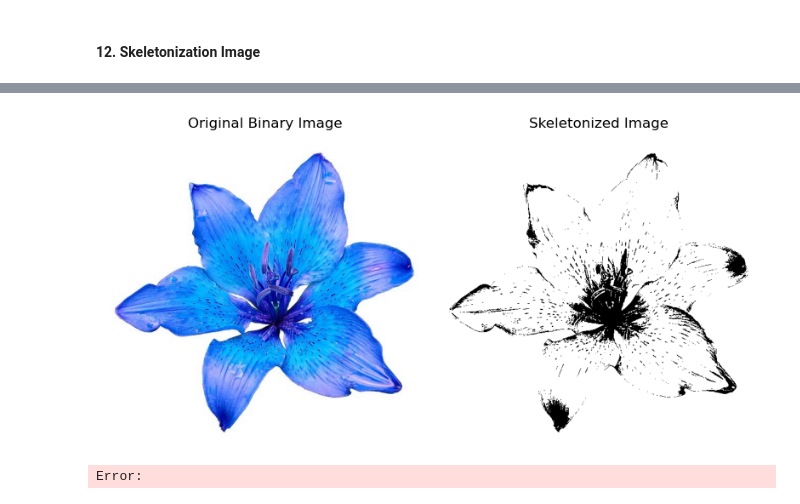
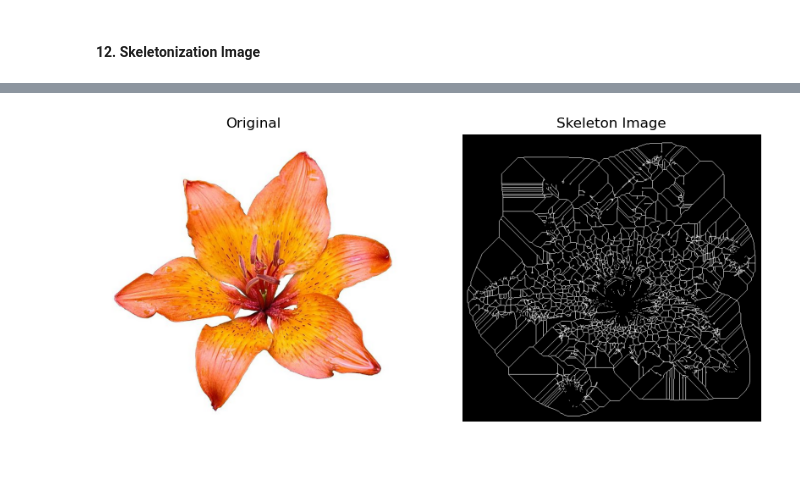
Before and after one commit to ilhamydn17/PCVK_Ganjil_2023, a Jupyter notebook: PCVK_Week_09.ipynb, the cells around one changed output, grey strips where cells are left out. Cells and saved outputs as stored; diff of their text form; code cells hidden in the pictures; blank space fills up the shorter version.

```diff
--- a/PCVK_Week_09.ipynb
+++ b/PCVK_Week_09.ipynb
@@ -498,8 +456,0 @@ def skeletonize(image):
-# %%
-# Create a simple binary image for testing
-image = cv.imread('images/lily.jpg')
-image_bin = binarize_img('images/lily.jpg')
-
-skeletonized_image = skeletonize(image_bin)
-
-plt.imshow(skeletonized_image, cmap='gray')
@@ -509,18 +456,0 @@ plt.imshow(skeletonized_image, cmap='gray')
-# %%
-# Display the original and skeletonized images
-fig, axes = plt.subplots(1, 2, figsize=(8, 4))
-ax = axes.ravel()
-
-ax[0].imshow(image, cmap=plt.cm.gray)
-ax[0].set_title('Original Binary Image')
-ax[0].axis('off')
-
-ax[1].imshow(skeletonized_image, cmap=plt.cm.gray)
-ax[1].set_title('Skeletonized Image')
-ax[1].axis('off')
-
-plt.tight_layout()
-plt.show()
-# %% [output]
-[figure, removed]
-Error:
@@ -526,0 +459,33 @@ Error:
+# %%
+def binary_image(image, threshold=128):
+    image = cv.imread(image, cv.IMREAD_GRAYSCALE)
+    binary_image = np.where(image > threshold, 255, 0).astype(np.uint8)
+    return binary_image
+
+def skeleton_inverse(image):
+    skeleton = morph.skeletonize(image)
+    skeleton_inverse = np.where(skeleton == 0, 255, 0).astype(np.uint8)
+    return skeleton_inverse
+# %%
+image_biner = binary_image('images/lily.jpg')
+# perform skeletonization
+skeleton_img = morph.skeletonize(image_biner)
+
+io.imsave('res_skeleton.jpg', skeleton_img)
+# %%
+image_ori = cv.imread('images/lily.jpg')
+image_ori = cv.cvtColor(image_ori, cv.COLOR_BGR2RGB)
+
+# PLOTTING
+fig, (ax1, ax2) = plt.subplots(nrows=1, ncols=2, figsize=(10, 20))
+ax1.axis("off")
+ax1.title.set_text('Original')
+
+ax2.axis("off")
+ax2.title.set_text("Skeleton Image")
+
+ax1.imshow(image_ori)
+ax2.imshow(skeleton_img, cmap='gray')
+plt.show()
+# %% [output]
+[figure, added]
```
Also changed, not shown: parts of 11 cells of this notebook, 2 other files.
